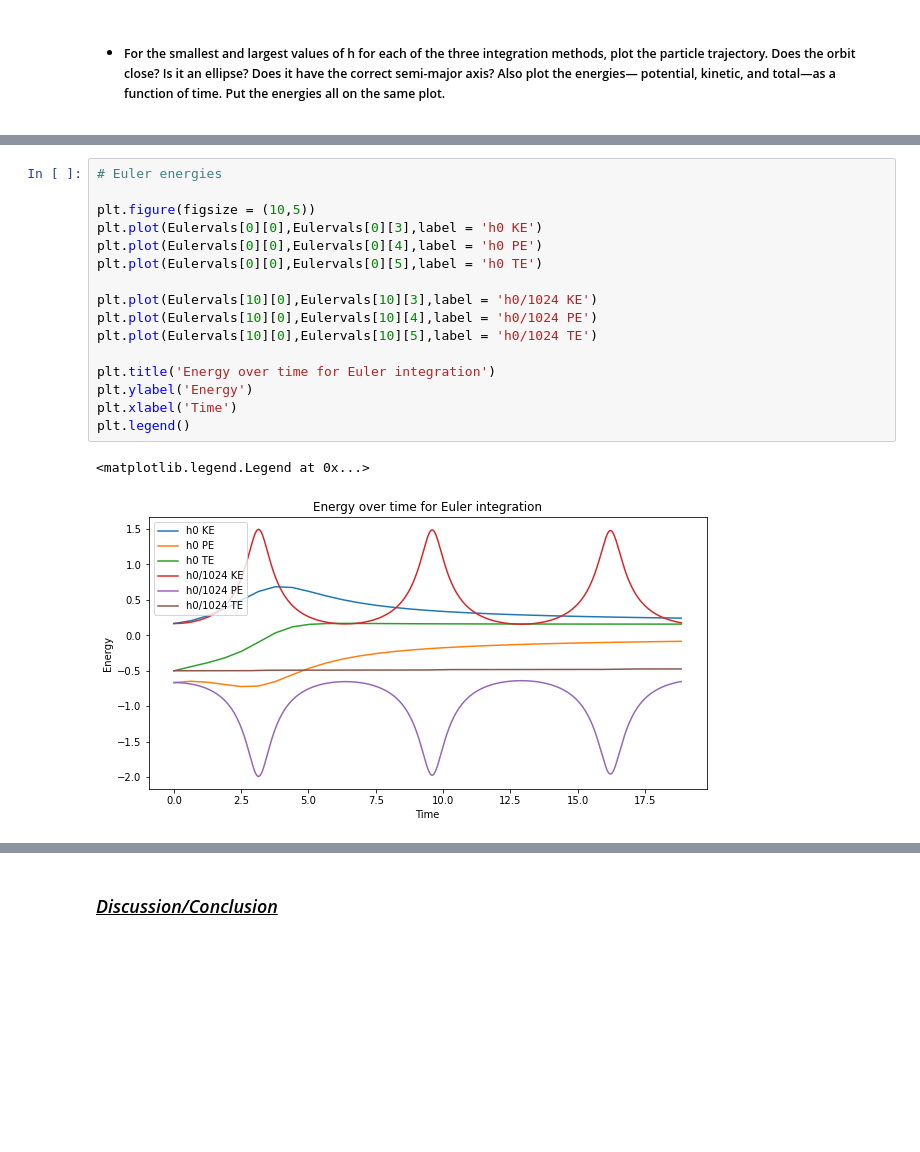
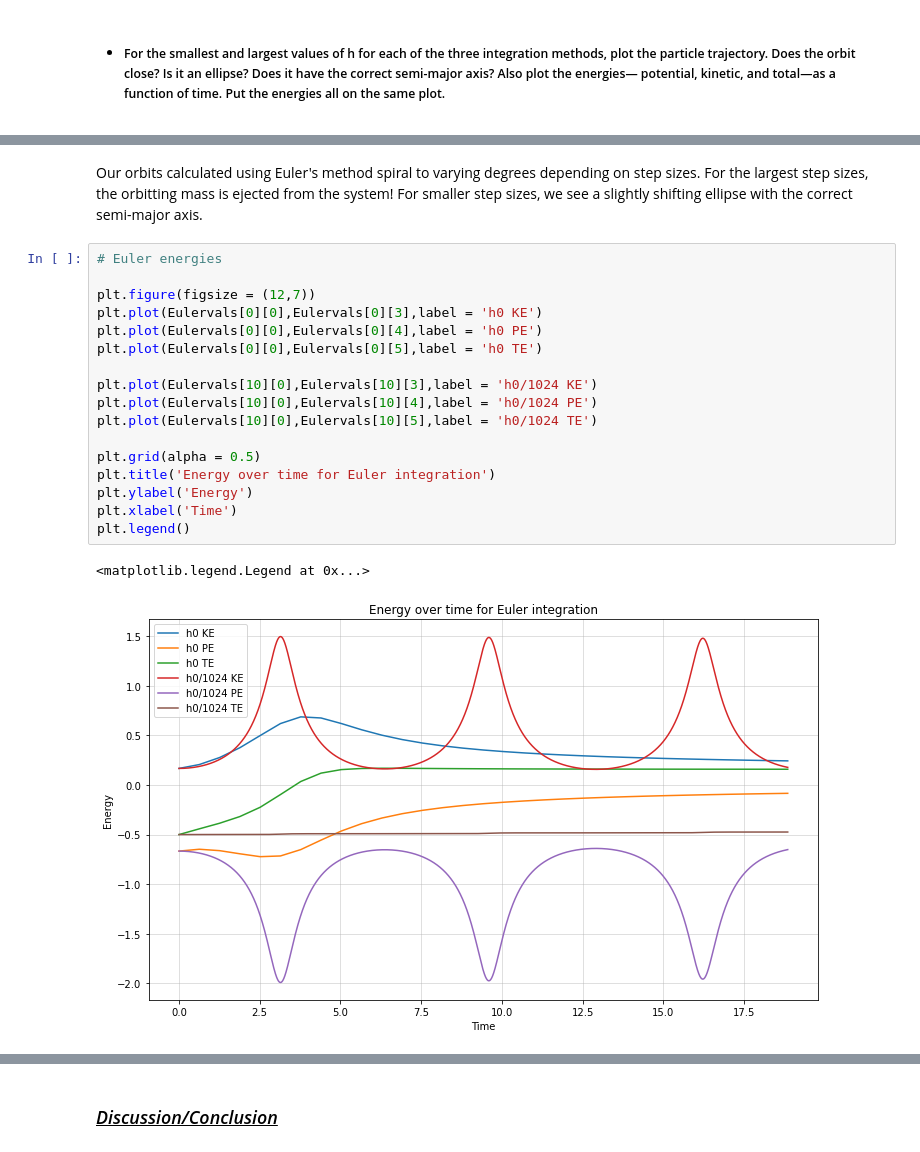
Before and after one commit to AriAtari/AST-projecy-group-10, a Jupyter notebook: Group10.ipynb, the cells around one changed output, grey strips where cells are left out. Drawn from its saved outputs; the diff is of its cells as text; blank space fills up the shorter version.

Commit message:
Added writeups and put final touches on plots

```diff
--- a/Group10.ipynb
+++ b/Group10.ipynb
@@ -273,25 +279,28 @@ plt.ylabel('y')
 # %% [output]
 Text(0, 0.5, 'y')
 [figure]
+# %% [markdown]
+Our orbits calculated using Euler's method spiral to varying degrees depending on step sizes. For the largest step sizes, the orbitting mass is ejected from the system! For smaller step sizes, we see a slightly shifting ellipse with the correct semi-major axis.
 # %%
 # Euler energies
 
-plt.figure(figsize = (10,5))
+plt.figure(figsize = (12,7))
 plt.plot(Eulervals[0][0],Eulervals[0][3],label = 'h0 KE')
 plt.plot(Eulervals[0][0],Eulervals[0][4],label = 'h0 PE')
 plt.plot(Eulervals[0][0],Eulervals[0][5],label = 'h0 TE')
 
 plt.plot(Eulervals[10][0],Eulervals[10][3],label = 'h0/1024 KE')
 plt.plot(Eulervals[10][0],Eulervals[10][4],label = 'h0/1024 PE')
 plt.plot(Eulervals[10][0],Eulervals[10][5],label = 'h0/1024 TE')
 
+plt.grid(alpha = 0.5)
 plt.title('Energy over time for Euler integration')
 plt.ylabel('Energy')
 plt.xlabel('Time')
 plt.legend()
 # %% [output]
 <matplotlib.legend.Legend at 0x...>
-[figure, old version]
+[figure, new version]
 # %%
 # RK2 orbits
 
```
Also changed, not shown: parts of 12 cells of this notebook.
